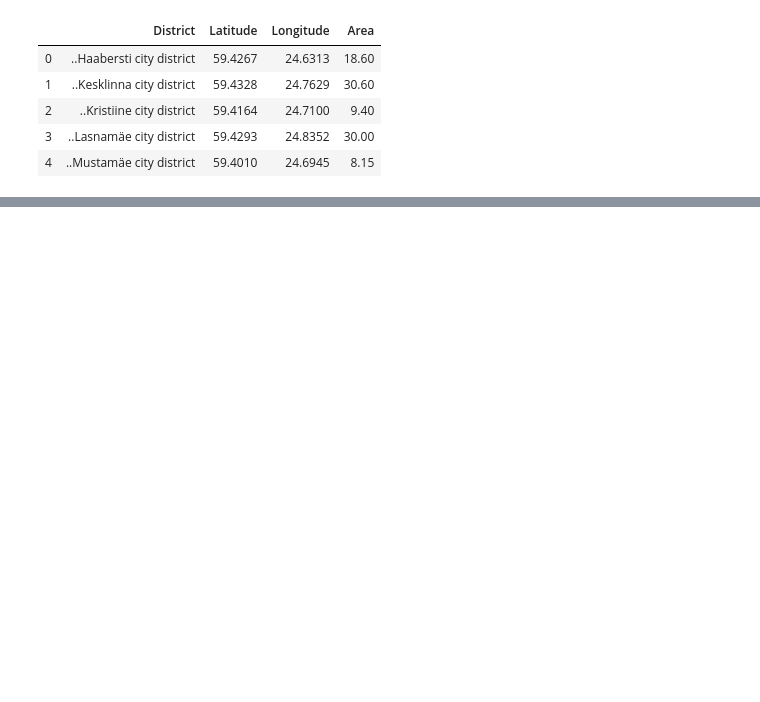
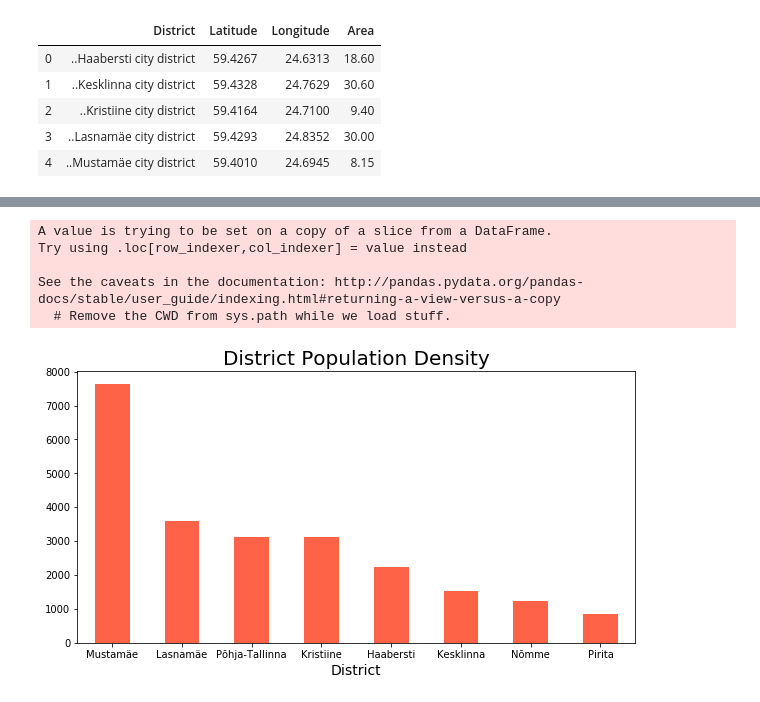
Before and after one commit to MariTheCodeExplorer/Coursera_Capstone, a Jupyter notebook: Capstone Project.ipynb, the cells around one changed output, grey strips where cells are left out. Cells and saved outputs as stored; diff of their text form; code cells hidden in the pictures; blank space fills up the shorter version.

```diff
--- a/Capstone Project.ipynb
+++ b/Capstone Project.ipynb
@@ -409,0 +317,29 @@ df_venues[df_venues['name']=='Glehni park']
+# %%
+# Density of districts
+#  Number of persons per square kilometer within districs,  area(km2)
+
+df_density=pd.DataFrame()
+df_density=df_areas[['District','Area']]
+
+#add Population column
+df_temp=pd.DataFrame()
+df_temp=df_districts[df_districts.Indicator=='Population']
+df_density['Population'] = df_density['District'].map(df_temp.set_index('District')['Value'])
+
+#calculate density in new column
+df_density['p/km2']=round(df_density.Population/df_density.Area,1)
+df_density.sort_values(by=['p/km2'], ascending  = False)
+
+#plot
+df_density.groupby('District')['p/km2'].sum().sort_values( ascending  = False).plot.bar(figsize=(10,5), color="tomato")
+plt.title('District Population Density', fontsize = 20)
+plt.xlabel('District', fontsize = 14)
+plt.xticks(rotation = 'horizontal')
+plt.show()
+# %% [output]
+A value is trying to be set on a copy of a slice from a DataFrame.
+Try using .loc[row_indexer,col_indexer] = value instead
+
+See the caveats in the documentation: http://pandas.pydata.org/pandas-docs/stable/user_guide/indexing.html#returning-a-view-versus-a-copy
+  # Remove the CWD from sys.path while we load stuff.
+[figure, added]
```
Also changed, not shown: parts of 95 cells of this notebook, 10 other files.
